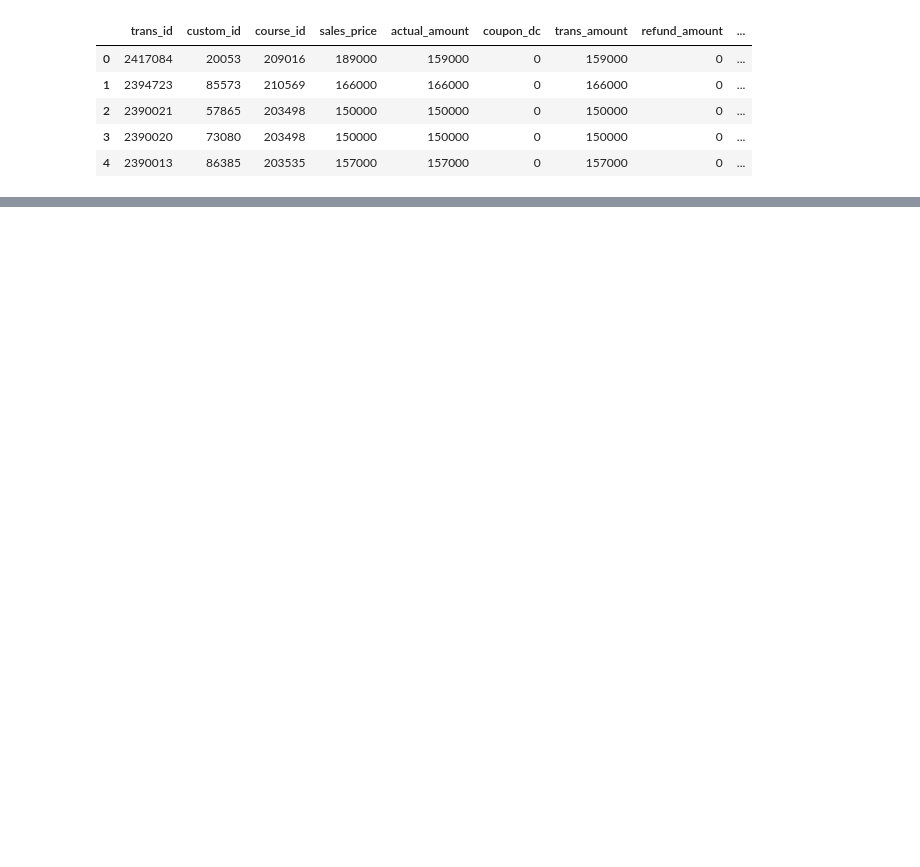
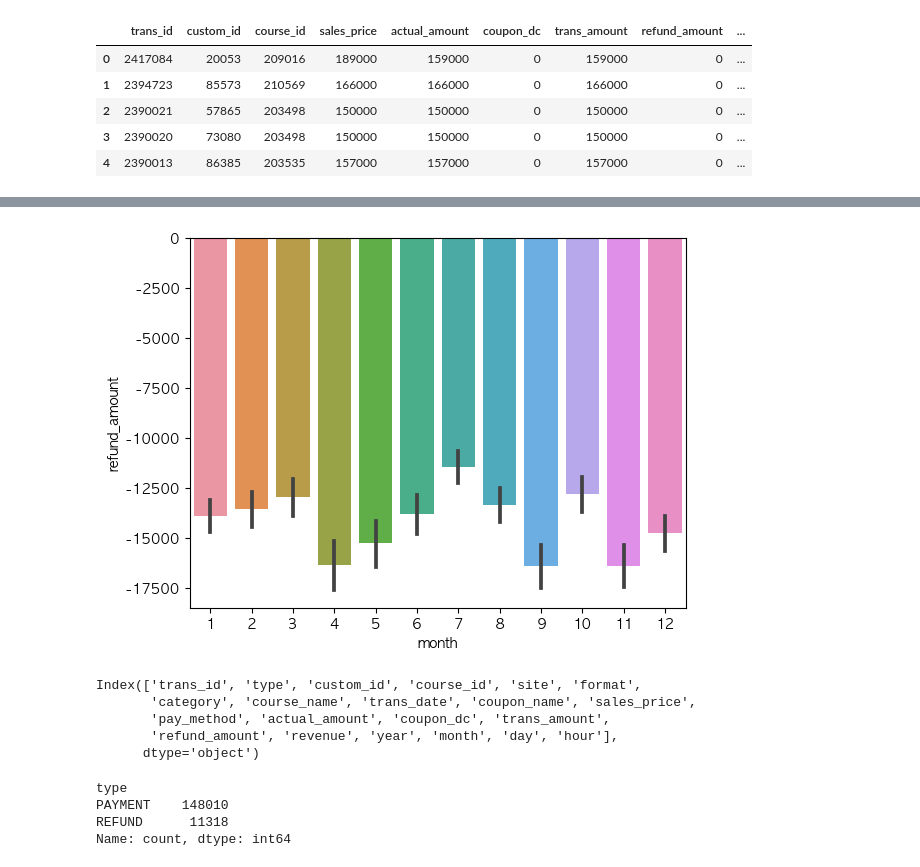
Before and after one commit to ParkSungHyon/mini_project, a Jupyter notebook: main2.ipynb, the cells around one changed output, grey strips where cells are left out. Cells and saved outputs as stored; diff of their text form; code cells hidden in the pictures; blank space fills up the shorter version.

```diff
--- a/main2.ipynb
+++ b/main2.ipynb
@@ -391,0 +401,23 @@ plt.show()
+# %%
+sns.barplot(data=df2, x='month', y='refund_amount')
+plt.show()
+# %% [output]
+[figure, added]
+# %%
+df2.columns
+# %% [output]
+Index(['trans_id', 'type', 'custom_id', 'course_id', 'site', 'format',
+       'category', 'course_name', 'trans_date', 'coupon_name', 'sales_price',
+       'pay_method', 'actual_amount', 'coupon_dc', 'trans_amount',
+       'refund_amount', 'revenue', 'year', 'month', 'day', 'hour'],
+      dtype='object')
+# %%
+# df2['refund_rate'] = abs(df2['refund_amount']) / df2['revenue'] * 100
+# df2[df2['refund_rate'] > 0]
+
+df2.type.value_counts()
+# %% [output]
+type
+PAYMENT    148010
+REFUND      11318
+Name: count, dtype: int64
```
Also changed, not shown: parts of 11 cells of this notebook.
